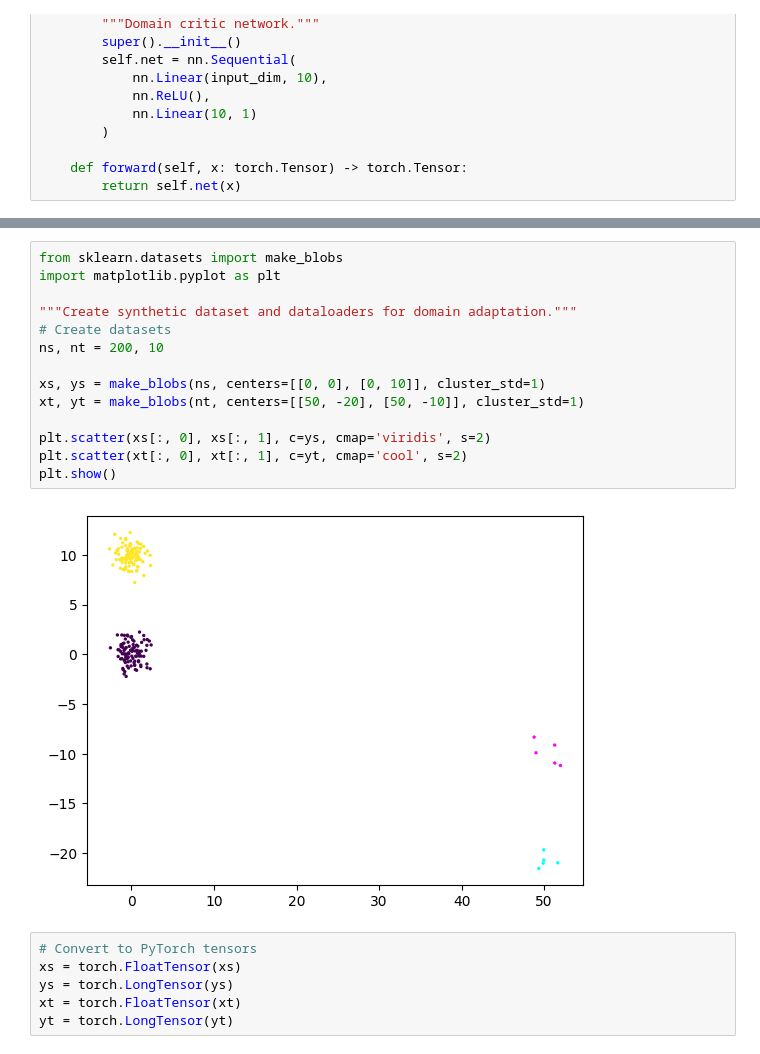
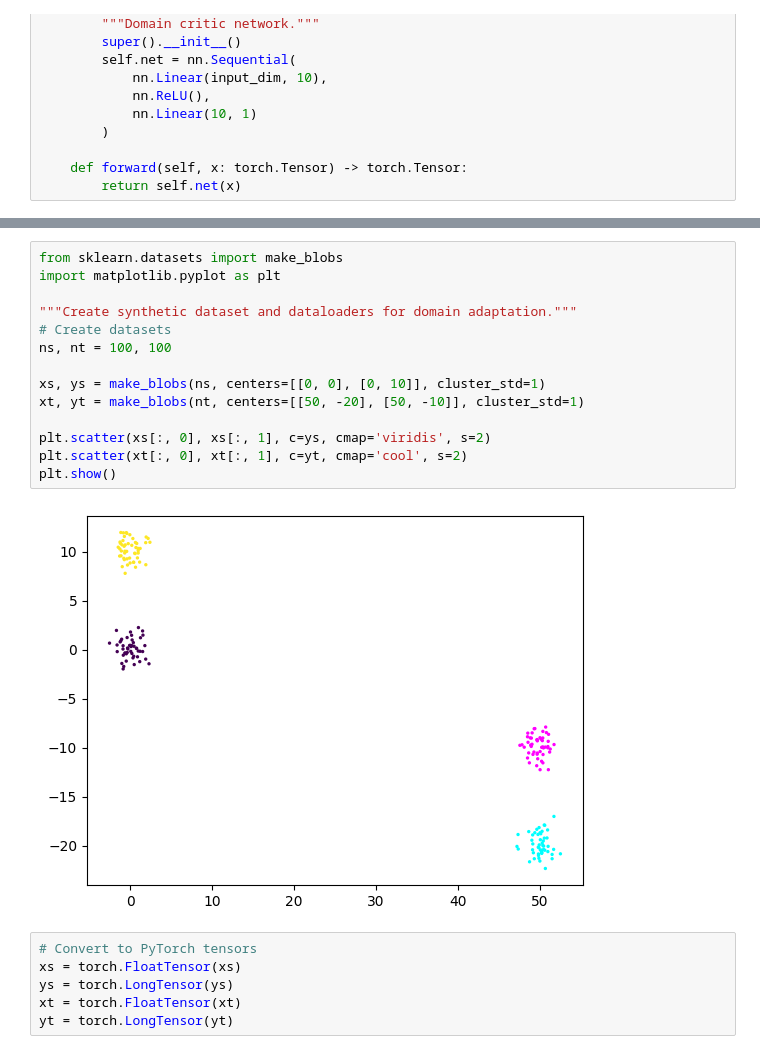
Before and after one commit to NT-Loi/SI_WDGRL, a Jupyter notebook: wdgrl_self_implement.ipynb, the cells around one changed output, grey strips where cells are left out. Saved outputs shown, nothing was run; the diff lists cells and outputs as text.

```diff
--- a/wdgrl_self_implement.ipynb
+++ b/wdgrl_self_implement.ipynb
@@ -186,19 +189,19 @@ class WDGRL:
 # %%
 from sklearn.datasets import make_blobs
 import matplotlib.pyplot as plt
 
 """Create synthetic dataset and dataloaders for domain adaptation."""
 # Create datasets
-ns, nt = 200, 10
+ns, nt = 100, 100
 
 xs, ys = make_blobs(ns, centers=[[0, 0], [0, 10]], cluster_std=1)
 xt, yt = make_blobs(nt, centers=[[50, -20], [50, -10]], cluster_std=1)
 
 plt.scatter(xs[:, 0], xs[:, 1], c=ys, cmap='viridis', s=2)
 plt.scatter(xt[:, 0], xt[:, 1], c=yt, cmap='cool', s=2)
 plt.show()
 # %% [output]
-[figure, old version]
+[figure, new version]
 # %%
 # Convert to PyTorch tensors
 xs = torch.FloatTensor(xs)
```
Also changed, not shown: parts of 8 cells of this notebook.
